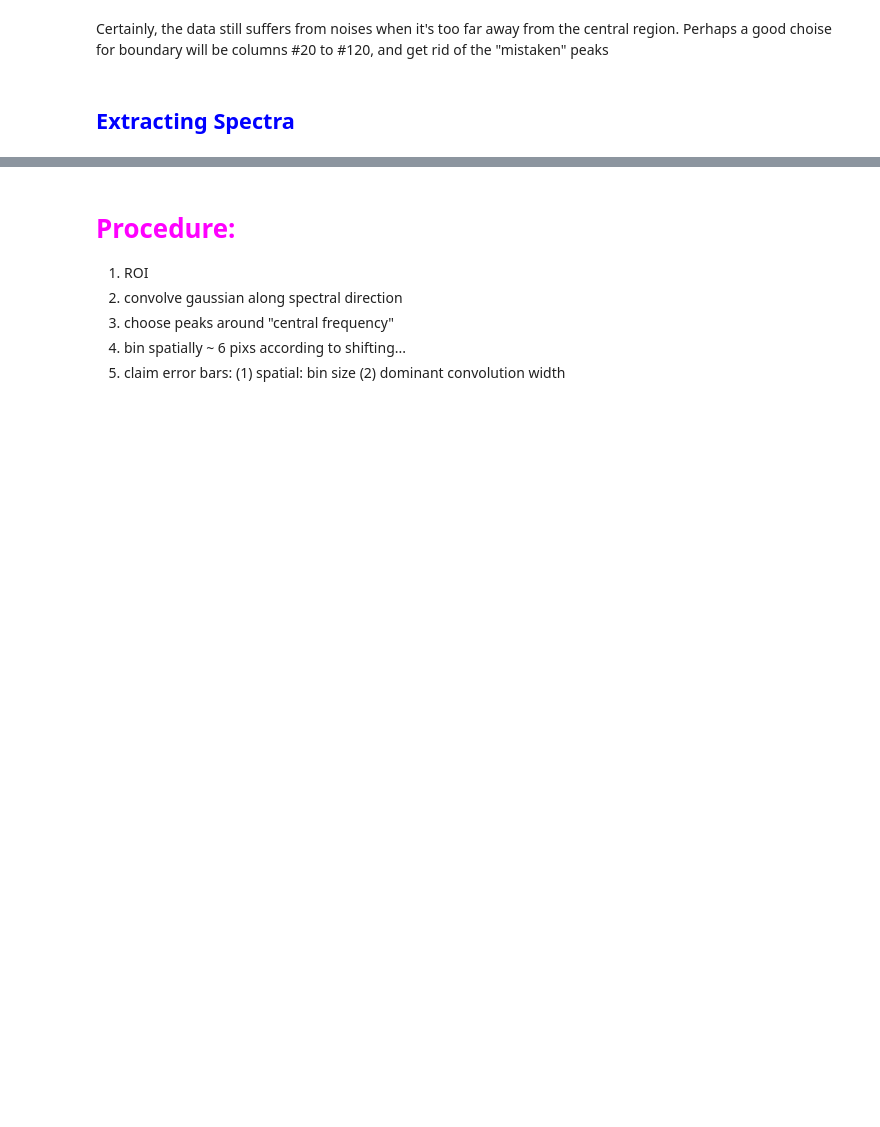
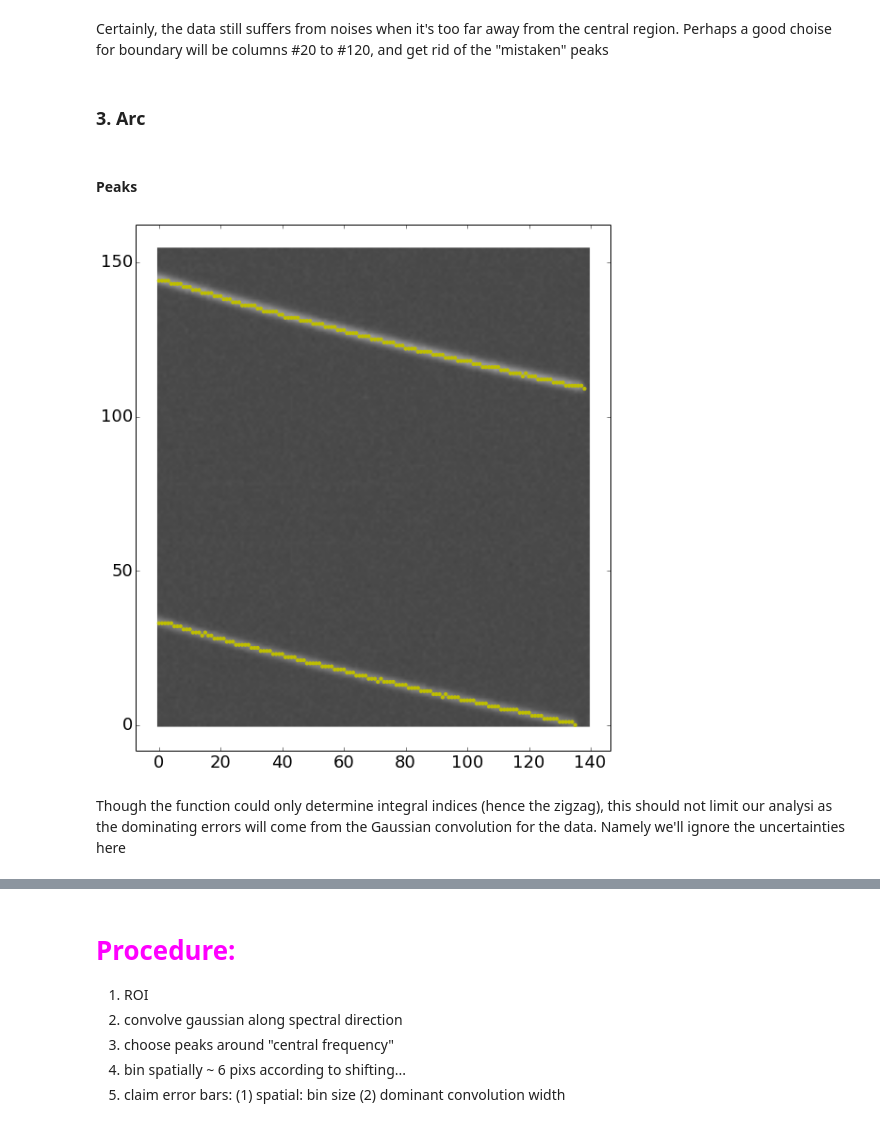
Before and after one commit to Mipanox/PHYS301, a Jupyter notebook: Project/SpecAna.ipynb, the cells around one changed output, grey strips where cells are left out. Saved outputs shown, nothing was run; the diff lists cells and outputs as text; code cells hidden in the pictures; blank space fills up the shorter version.

```diff
--- a/Project/SpecAna.ipynb
+++ b/Project/SpecAna.ipynb
@@ -71,0 +98,6 @@ Optimistic diameter = 111.138 arcsec
+# %%
+arc_roi = np.copy(arc_data[roi_yz[0]:roi_yz[1],roi_x[0]:roi_x[1]])
+
+arc_spec = []
+for i in range(arc_roi.shape[1]):
+    arc_spec.append(arc_roi[:,i])
@@ -104,12 +139,14 @@ for i in range(len(M82_spec)):
         Halp_peak_idx.append(np.argmax(M82_spec_conv[i][-20:])+len(M82_spec_conv[i])-20)
     elif i < 30:
         Halp_peak_idx.append(np.argmax(M82_spec_conv[i][-22:])+len(M82_spec_conv[i])-22)
-    elif i < 40:
+    elif i < 50:
         Halp_peak_idx.append(np.argmax(M82_spec_conv[i][-25:])+len(M82_spec_conv[i])-25)
-    elif i < 80:
-        Halp_peak_idx.append(np.argmax(M82_spec_conv[i]))
-    elif i < 100:
-        Halp_peak_idx.append(np.argmax(M82_spec_conv[i][:25]))
+    elif i < 65:
+        Halp_peak_idx.append(np.argmax(M82_spec_conv[i][-30:])+len(M82_spec_conv[i])-30)
+    elif i < 90:
+        Halp_peak_idx.append(np.argmax(M82_spec_conv[i][-40:])+len(M82_spec_conv[i])-40)
+    elif i < 101:
+        Halp_peak_idx.append(np.argmax(M82_spec_conv[i][-50:-35])+len(M82_spec_conv[i])-50)
     elif i < 110:
         Halp_peak_idx.append(np.argmax(M82_spec_conv[i][:20]))
     else:
@@ -125,5 +162,28 @@ for i in range(len(M82_Halp_idx)):
 # %% [markdown]
 Certainly, the data still suffers from noises when it's too far away from the central region. Perhaps a good choise for boundary will be columns #20 to #120, and get rid of the "mistaken" peaks
-# %% [markdown]
-## <font color="blue"> Extracting Spectra</font>
+# %% [markdown]
+### 3. Arc
+# %% [markdown]
+#### Peaks
+# %%
+delta = 30
+
+arc_pk = []
+for i in range(len(arc_spec)):
+    arc_pk.append(peakdet(arc_spec[i],delta))
+# %%
+plt.figure(figsize=(10,10))
+plt.imshow(arc_roi,origin='lower',cmap='gray'); plt.clim(1000,1400)
+for i in range(len(arc_pk)):
+    try:
+        plt.scatter([i,i],arc_pk[i][:,0],color='y',s=10)
+    except:
+        try:
+            plt.scatter([i],arc_pk[i][:,0],color='y',s=10)
+        except:
+            pass
+# %% [output]
+[figure, added]
+# %% [markdown]
+Though the function could only determine integral indices (hence the zigzag), this should not limit our analysi as the dominating errors will come from the Gaussian convolution for the data. Namely we'll ignore the uncertainties here
 # %% [markdown]
```
Also changed, not shown: parts of 36 cells of this notebook, 1 other file.
